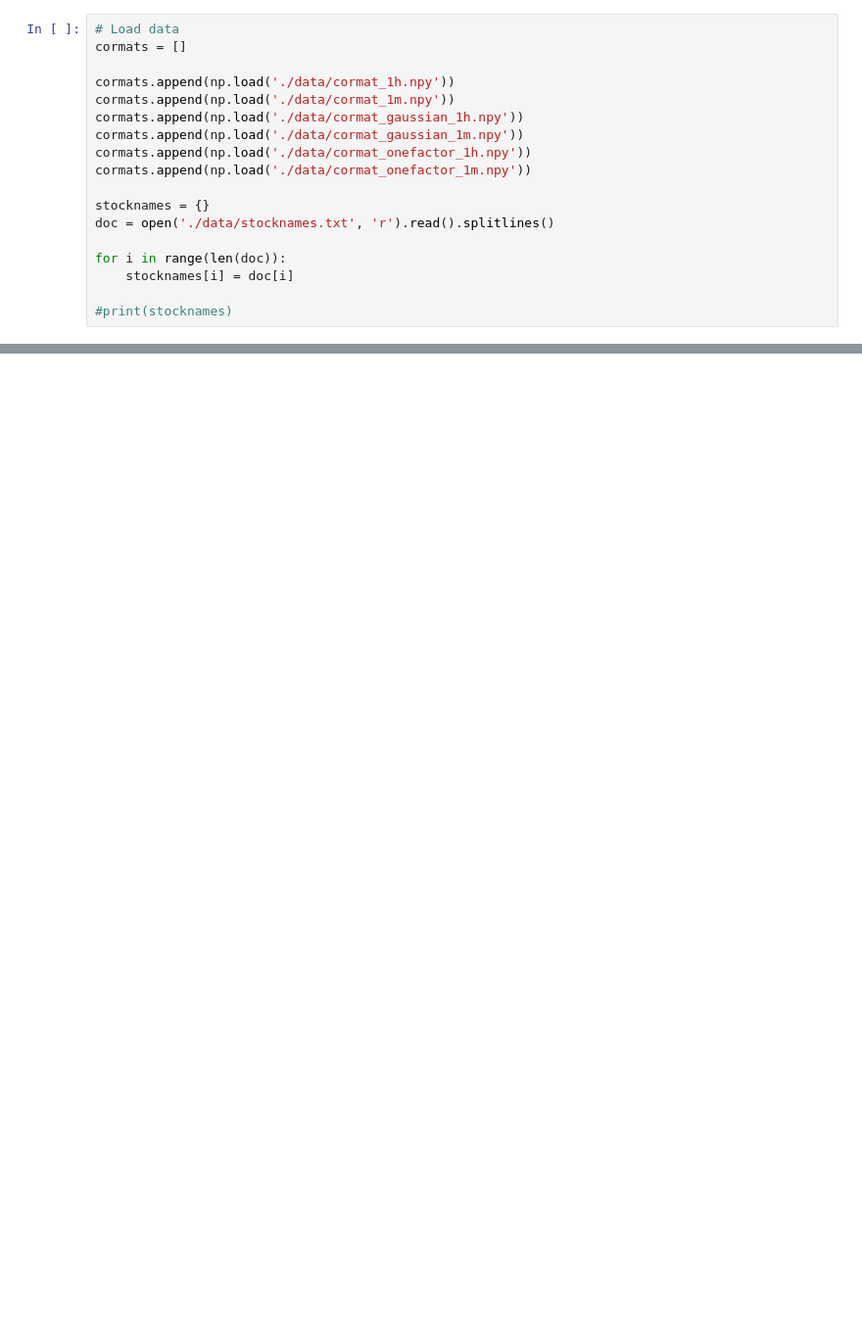
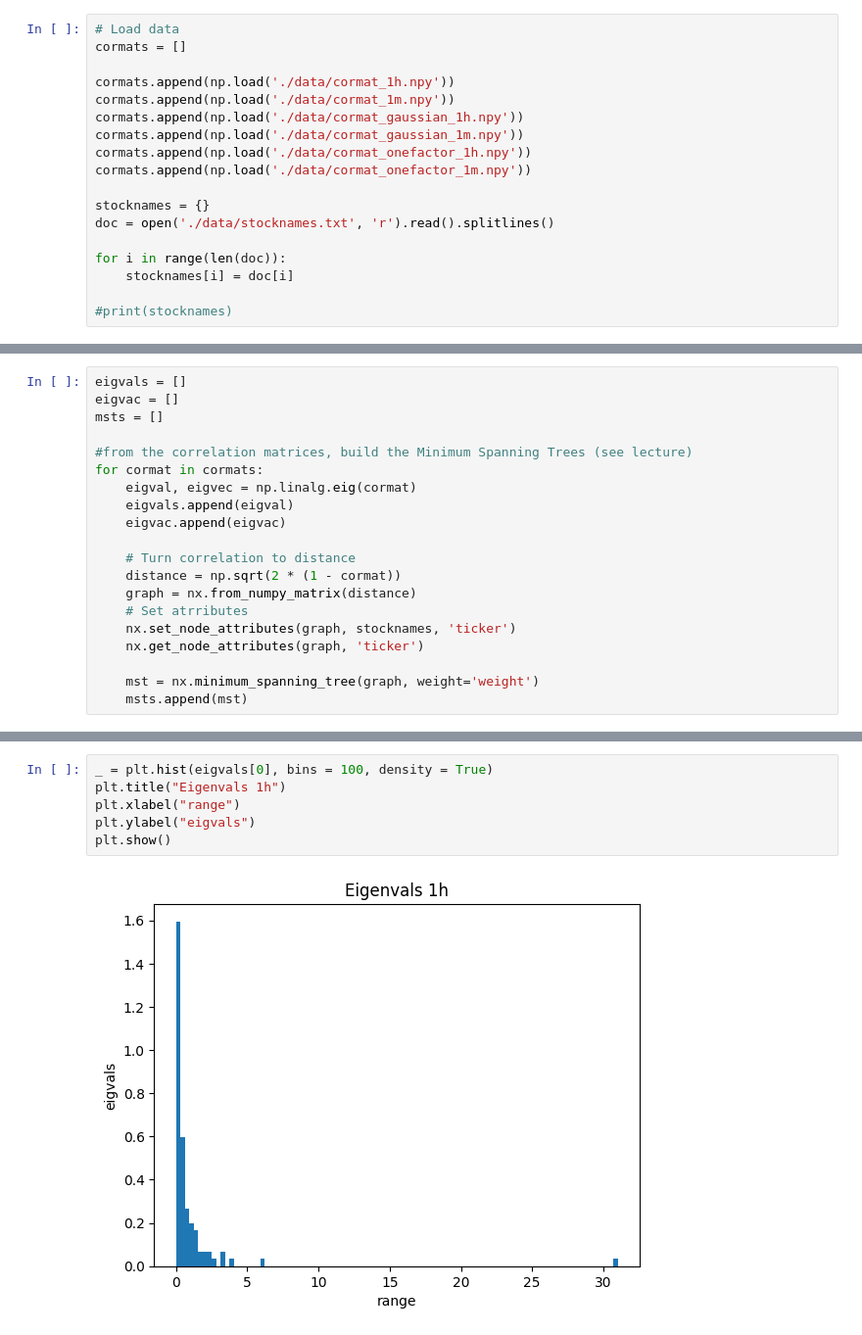
Before and after one commit to huyim/Netsci, a Jupyter notebook: Assi7/Hu_Yiming_EX7.ipynb, the cells around one changed output, grey strips where cells are left out. Shown at 98% size. Cells and saved outputs as stored; diff of their text form; blank space fills up the shorter version.

```diff
--- a/Assi7/Hu_Yiming_EX7.ipynb
+++ b/Assi7/Hu_Yiming_EX7.ipynb
@@ -55,0 +34,20 @@ Task: finish the analysis by drawing conclusions Answer the following questions
+# %%
+eigvals = []
+eigvac = []
+msts = []
+
+#from the correlation matrices, build the Minimum Spanning Trees (see lecture)
+for cormat in cormats:
+    eigval, eigvec = np.linalg.eig(cormat)
+    eigvals.append(eigval)
+    eigvac.append(eigvac)
+
+    # Turn correlation to distance
+    distance = np.sqrt(2 * (1 - cormat))
+    graph = nx.from_numpy_matrix(distance)
+    # Set atrributes
+    nx.set_node_attributes(graph, stocknames, 'ticker')
+    nx.get_node_attributes(graph, 'ticker')
+
+    mst = nx.minimum_spanning_tree(graph, weight='weight')
+    msts.append(mst)
@@ -55,0 +106,8 @@ Task: finish the analysis by drawing conclusions Answer the following questions
+# %%
+_ = plt.hist(eigvals[0], bins = 100, density = True)
+plt.title("Eigenvals 1h")
+plt.xlabel("range")
+plt.ylabel("eigvals")
+plt.show()
+# %% [output]
+[figure, added]
```
Also changed, not shown: parts of 12 cells of this notebook.
